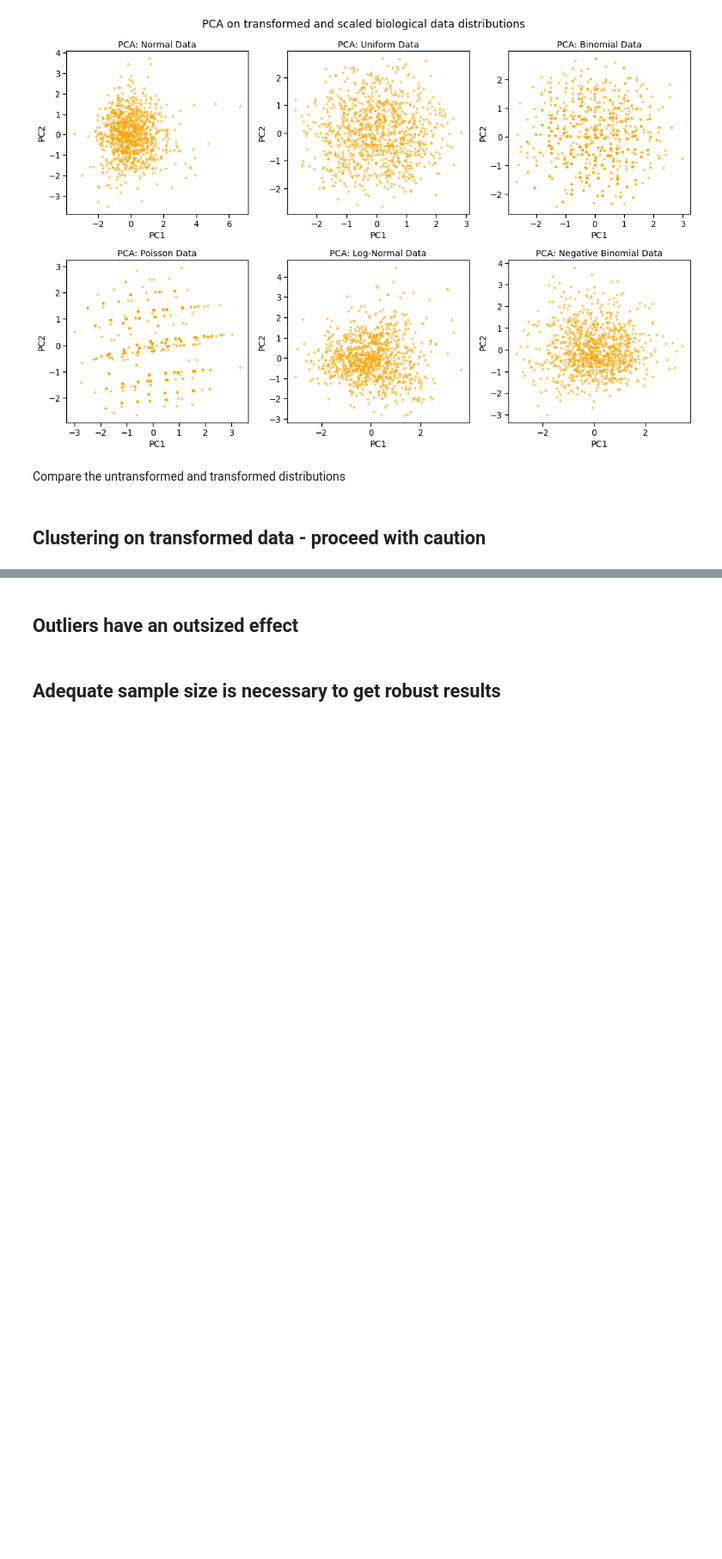
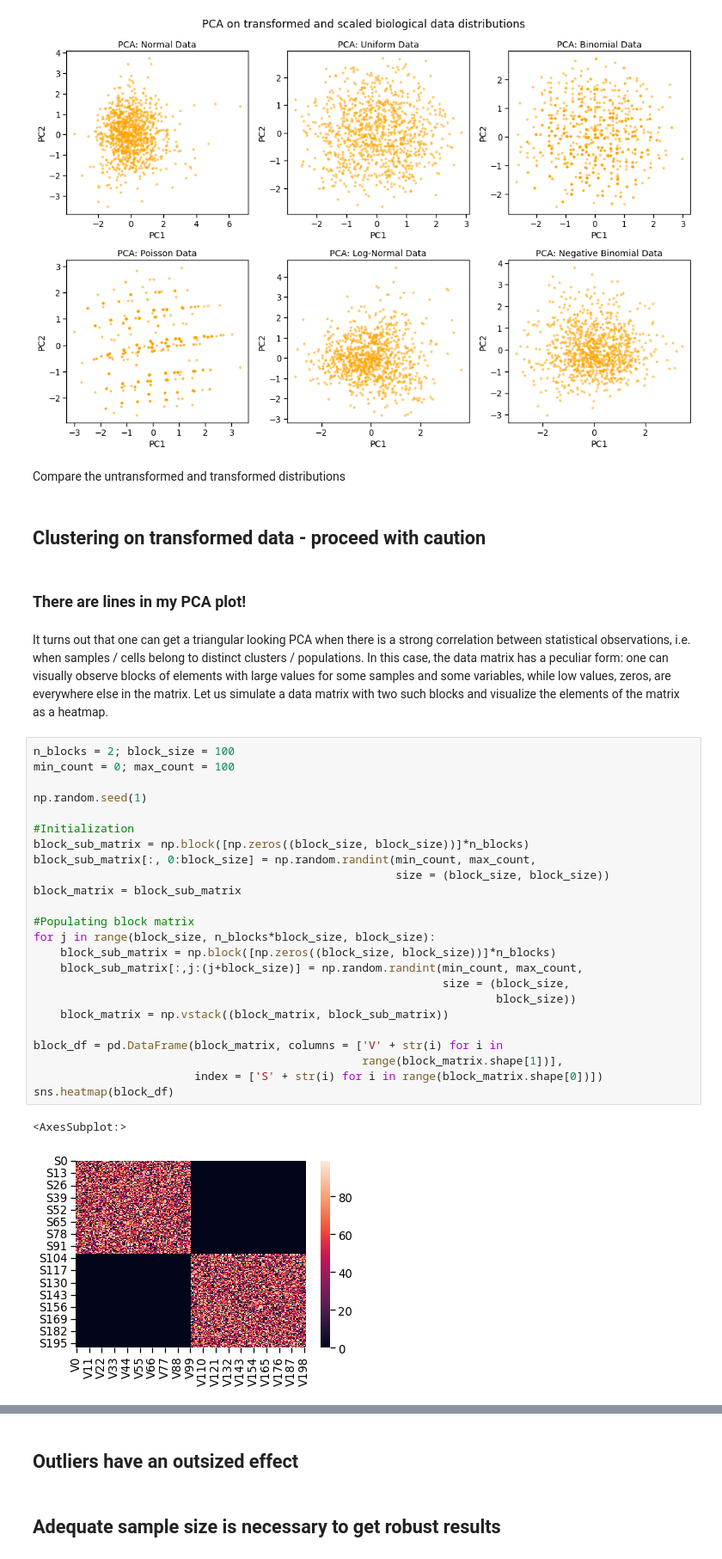
Before and after one commit to ritika-giri/pca-for-biologists-workshop, a Jupyter notebook: 01-PCA-basics.ipynb, the cells around one changed output, grey strips where cells are left out. Shown at 86% size. Cells and saved outputs as stored; diff of their text form; blank space fills up the shorter version.

```diff
--- a/01-PCA-basics.ipynb
+++ b/01-PCA-basics.ipynb
@@ -473,3 +473,34 @@ plt.show()
 Compare the untransformed and transformed distributions
 # %% [markdown]
 ## Clustering on transformed data - proceed with caution
+# %% [markdown]
+### There are lines in my PCA plot!
+# %% [markdown]
+It turns out that one can get a triangular looking PCA when there is a strong correlation between statistical observations, i.e. when samples / cells belong to distinct clusters / populations. In this case, the data matrix has a peculiar form: one can visually observe blocks of elements with large values for some samples and some variables, while low values, zeros, are everywhere else in the matrix. Let us simulate a data matrix with two such blocks and visualize the elements of the matrix as a heatmap.
+# %%
+n_blocks = 2; block_size = 100
+min_count = 0; max_count = 100
+
+np.random.seed(1)
+
+#Initialization
+block_sub_matrix = np.block([np.zeros((block_size, block_size))]*n_blocks)
+block_sub_matrix[:, 0:block_size] = np.random.randint(min_count, max_count,
+                                                      size = (block_size, block_size))
+block_matrix = block_sub_matrix
+
+#Populating block matrix
+for j in range(block_size, n_blocks*block_size, block_size):
+    block_sub_matrix = np.block([np.zeros((block_size, block_size))]*n_blocks)
+    block_sub_matrix[:,j:(j+block_size)] = np.random.randint(min_count, max_count,
+                                                             size = (block_size,
+                                                                     block_size))
+    block_matrix = np.vstack((block_matrix, block_sub_matrix))
+
+block_df = pd.DataFrame(block_matrix, columns = ['V' + str(i) for i in
+                                                 range(block_matrix.shape[1])],
+                        index = ['S' + str(i) for i in range(block_matrix.shape[0])])
+sns.heatmap(block_df)
+# %% [output]
+<AxesSubplot:>
+[figure, added]
```
Also changed, not shown: parts of 7 cells of this notebook.
